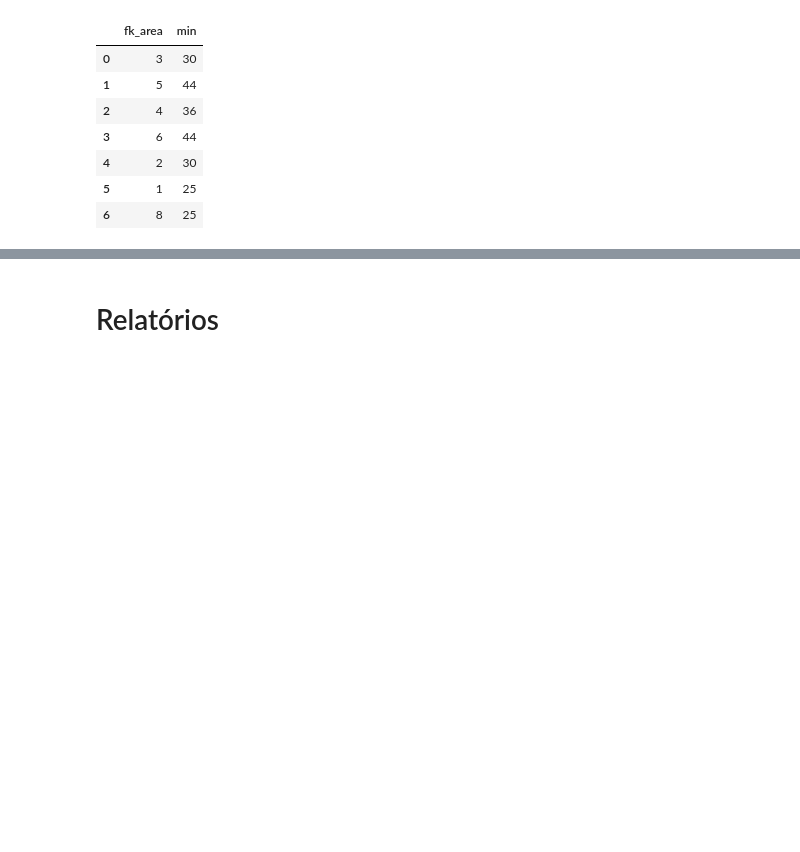
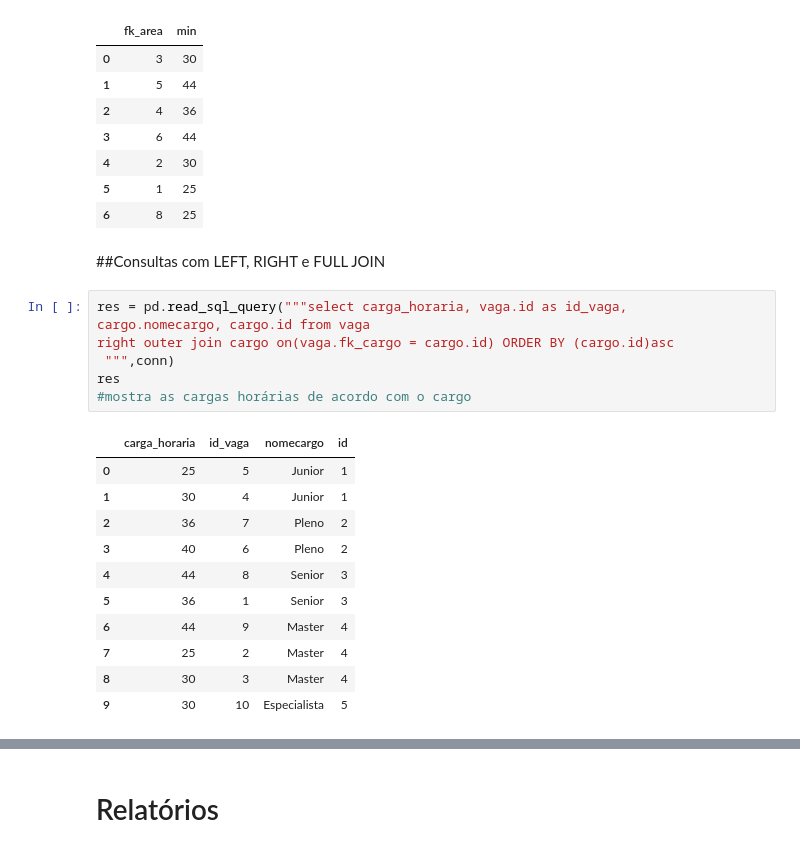
Before and after one commit to MateusLannes/Trabalho_BD1_2022, a Jupyter notebook: Files/ColabGHHL_Contrat.ipynb, the cells around one changed output, grey strips where cells are left out. Saved outputs shown, nothing was run; the diff lists cells and outputs as text; blank space fills up the shorter version.

```diff
--- a/Files/ColabGHHL_Contrat.ipynb
+++ b/Files/ColabGHHL_Contrat.ipynb
@@ -891,3 +891,24 @@ res
 | 4 | 2 | 30 |
 | 5 | 1 | 25 |
 | 6 | 8 | 25 |
+# %% [markdown]
+##Consultas com LEFT, RIGHT e FULL JOIN
+# %%
+res = pd.read_sql_query("""select carga_horaria, vaga.id as id_vaga,
+cargo.nomecargo, cargo.id from vaga
+right outer join cargo on(vaga.fk_cargo = cargo.id) ORDER BY (cargo.id)asc
+ """,conn)
+res
+#mostra as cargas horárias de acordo com o cargo
+# %% [output]
+|  | carga_horaria | id_vaga | nomecargo | id |
+| 0 | 25 | 5 | Junior | 1 |
+| 1 | 30 | 4 | Junior | 1 |
+| 2 | 36 | 7 | Pleno | 2 |
+| 3 | 40 | 6 | Pleno | 2 |
+| 4 | 44 | 8 | Senior | 3 |
+| 5 | 36 | 1 | Senior | 3 |
+| 6 | 44 | 9 | Master | 4 |
+| 7 | 25 | 2 | Master | 4 |
+| 8 | 30 | 3 | Master | 4 |
+| 9 | 30 | 10 | Especialista | 5 |
```
Also changed, not shown: parts of 4 cells of this notebook.
